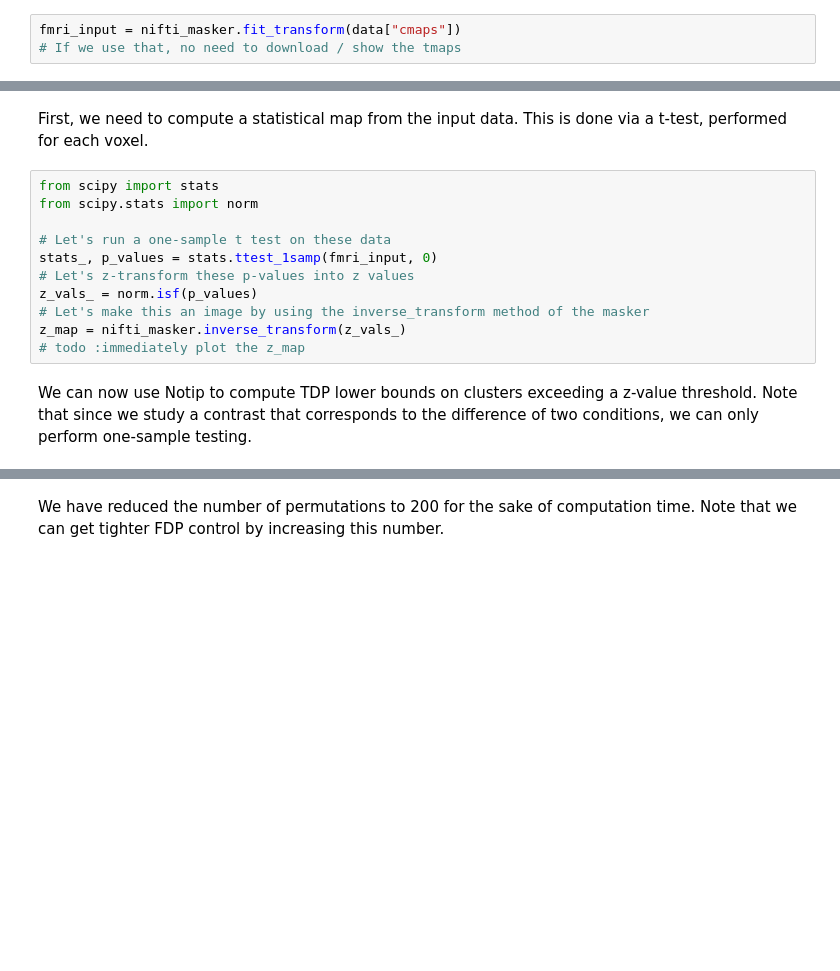
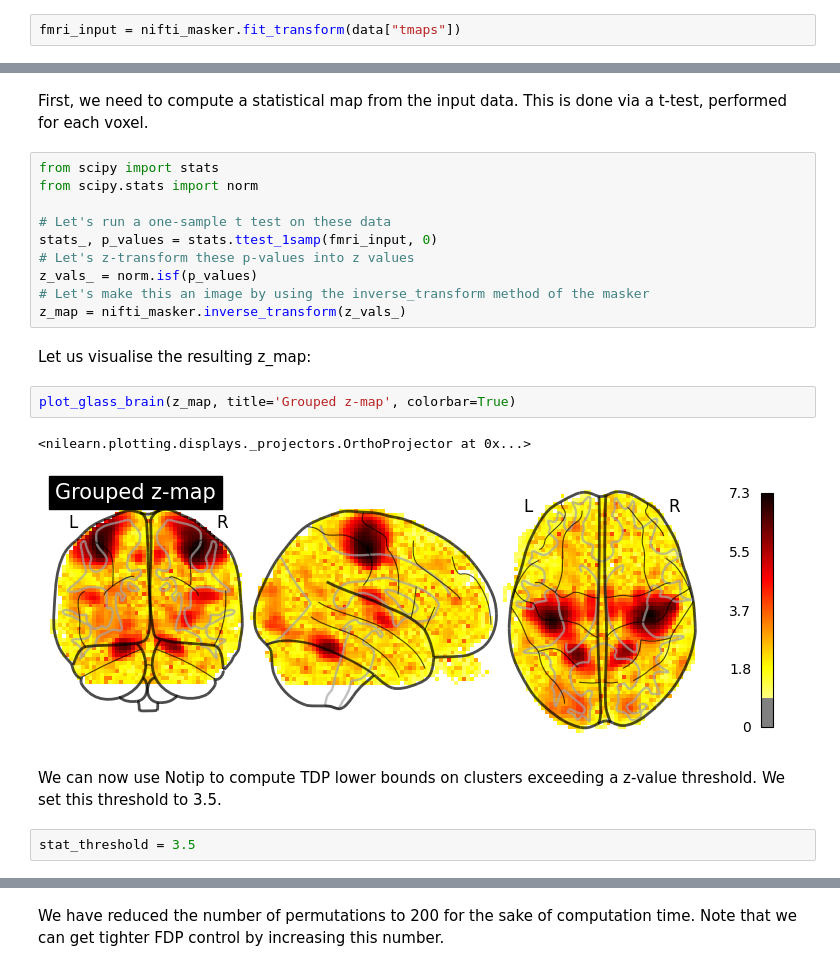
Before and after one commit to alexblnn/Notip, a Jupyter notebook: notebooks/notip_ohbm_v2.ipynb, the cells around one changed output, grey strips where cells are left out. Cells and saved outputs as stored; diff of their text form; blank space fills up the shorter version.

```diff
--- a/notebooks/notip_ohbm_v2.ipynb
+++ b/notebooks/notip_ohbm_v2.ipynb
@@ -50,7 +49,6 @@ from nilearn.maskers import NiftiMasker
 smoothing_fwhm = 8.0
 nifti_masker = NiftiMasker(smoothing_fwhm=smoothing_fwhm)
 # %%
-fmri_input = nifti_masker.fit_transform(data["cmaps"])
-# If we use that, no need to download / show the tmaps
+fmri_input = nifti_masker.fit_transform(data["tmaps"])
 # %%
 print(fmri_input.shape)
@@ -70,7 +70,15 @@ stats_, p_values = stats.ttest_1samp(fmri_input, 0)
 z_vals_ = norm.isf(p_values)
 # Let's make this an image by using the inverse_transform method of the masker
 z_map = nifti_masker.inverse_transform(z_vals_)
-# todo :immediately plot the z_map
+# %% [markdown]
+Let us visualise the resulting z_map:
+# %%
+plot_glass_brain(z_map, title='Grouped z-map', colorbar=True)
+# %% [output]
+<nilearn.plotting.displays._projectors.OrthoProjector at 0x...>
+[figure, added]
 # %% [markdown]
-We can now use Notip to compute TDP lower bounds on clusters exceeding a z-value threshold. Note that since we study a contrast that corresponds to the difference of two conditions, we can only perform one-sample testing.
+We can now use Notip to compute TDP lower bounds on clusters exceeding a z-value threshold. We set this threshold to 3.5.
+# %%
+stat_threshold = 3.5
 # %%
```
Also changed, not shown: parts of 21 cells of this notebook.
